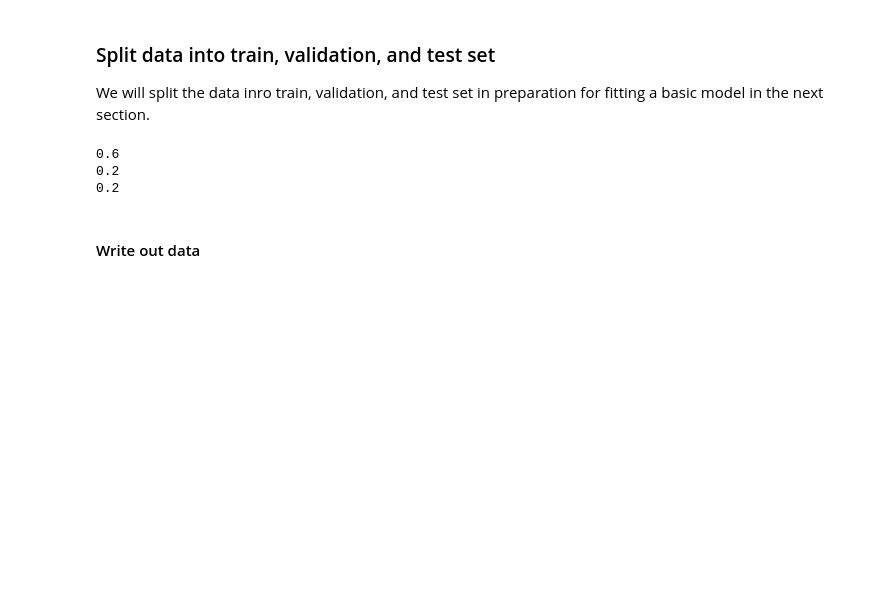
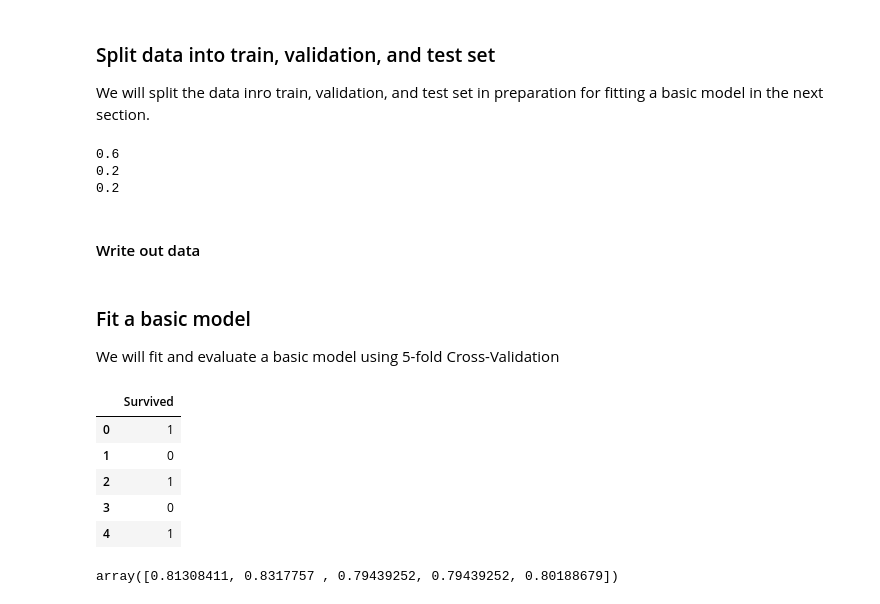
Before and after one commit to ZobaerIslam/ML_random_forest, a Jupyter notebook: randomForest_titanic.ipynb, the cells around one changed output. Drawn from its saved outputs; the diff is of its cells as text; code cells hidden in the pictures; blank space fills up the shorter version.

Commit message:
fit data on cross validation

```diff
--- a/randomForest_titanic.ipynb
+++ b/randomForest_titanic.ipynb
@@ -151,3 +151,6 @@ X_test.to_csv('datasets/test_features.csv', index=False)
 y_train.to_csv('datasets/train_labels.csv', index=False)
 y_val.to_csv('datasets/val_labels.csv', index=False)
 y_test.to_csv('datasets/test_labels.csv', index=False)
+# %% [markdown]
+### Fit a basic model
+We will fit and evaluate a basic model using 5-fold Cross-Validation
@@ -153,0 +160,12 @@ y_test.to_csv('datasets/test_labels.csv', index=False)
+# %%
+tr_features = pd.read_csv('datasets/train_features.csv')
+tr_labels = pd.read_csv('datasets/train_labels.csv')
+# %%
+tr_labels.head()
+# %% [output]
+|  | Survived |
+| 0 | 1 |
+| 1 | 0 |
+| 2 | 1 |
+| 3 | 0 |
+| 4 | 1 |
@@ -153,0 +176,4 @@ y_test.to_csv('datasets/test_labels.csv', index=False)
+# %%
+scores
+# %% [output]
+array([0.81308411, 0.8317757 , 0.79439252, 0.79439252, 0.80188679])
```
Also changed, not shown: parts of 2 cells of this notebook.
